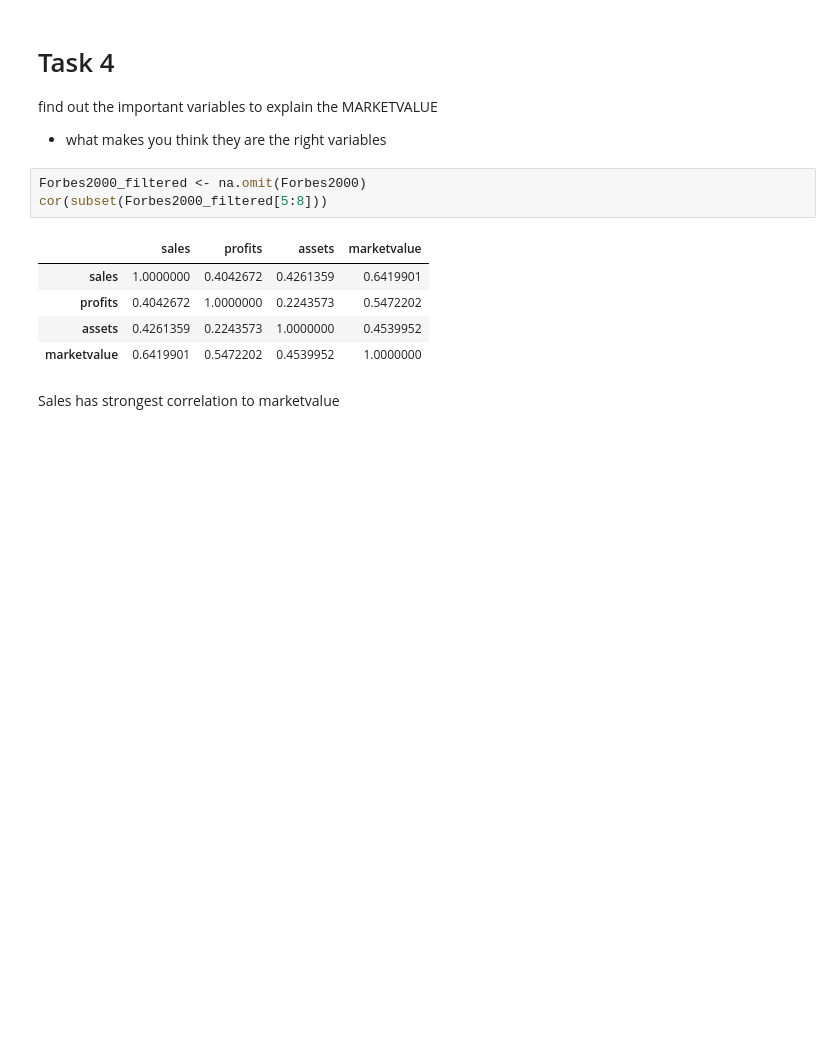
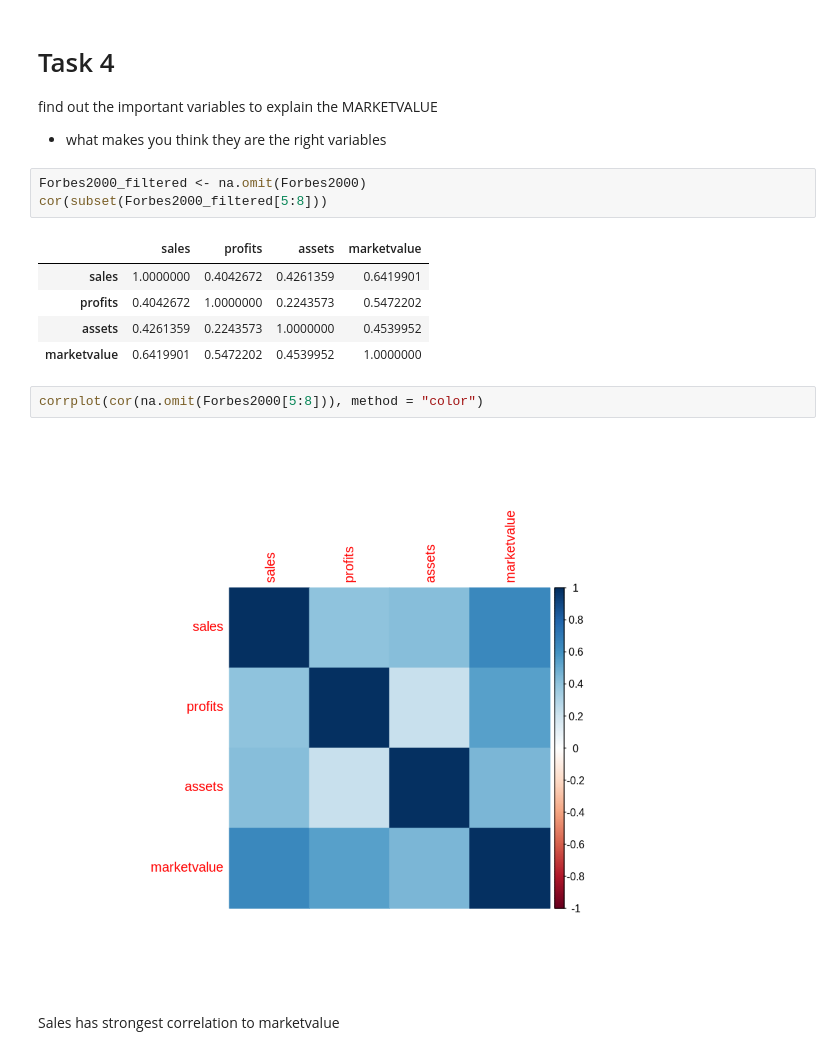
Before and after one commit to mkainula/ml-engineer, a Jupyter notebook: 01_Method_and_Tools/assignment.ipynb, the cells around one changed output. Drawn from its saved outputs; the diff is of its cells as text; blank space fills up the shorter version.

```diff
--- a/01_Method_and_Tools/assignment.ipynb
+++ b/01_Method_and_Tools/assignment.ipynb
@@ -156,5 +164,9 @@ cor(subset(Forbes2000_filtered[5:8]))
 | profits | 0.4042672 | 1.0000000 | 0.2243573 | 0.5472202 |
 | assets | 0.4261359 | 0.2243573 | 1.0000000 | 0.4539952 |
 | marketvalue | 0.6419901 | 0.5472202 | 0.4539952 | 1.0000000 |
+# %%
+corrplot(cor(na.omit(Forbes2000[5:8])), method = "color")
+# %% [output]
+[figure, added]
 # %% [markdown]
 Sales has strongest correlation to marketvalue
```
Also changed, not shown: parts of 2 cells of this notebook.
